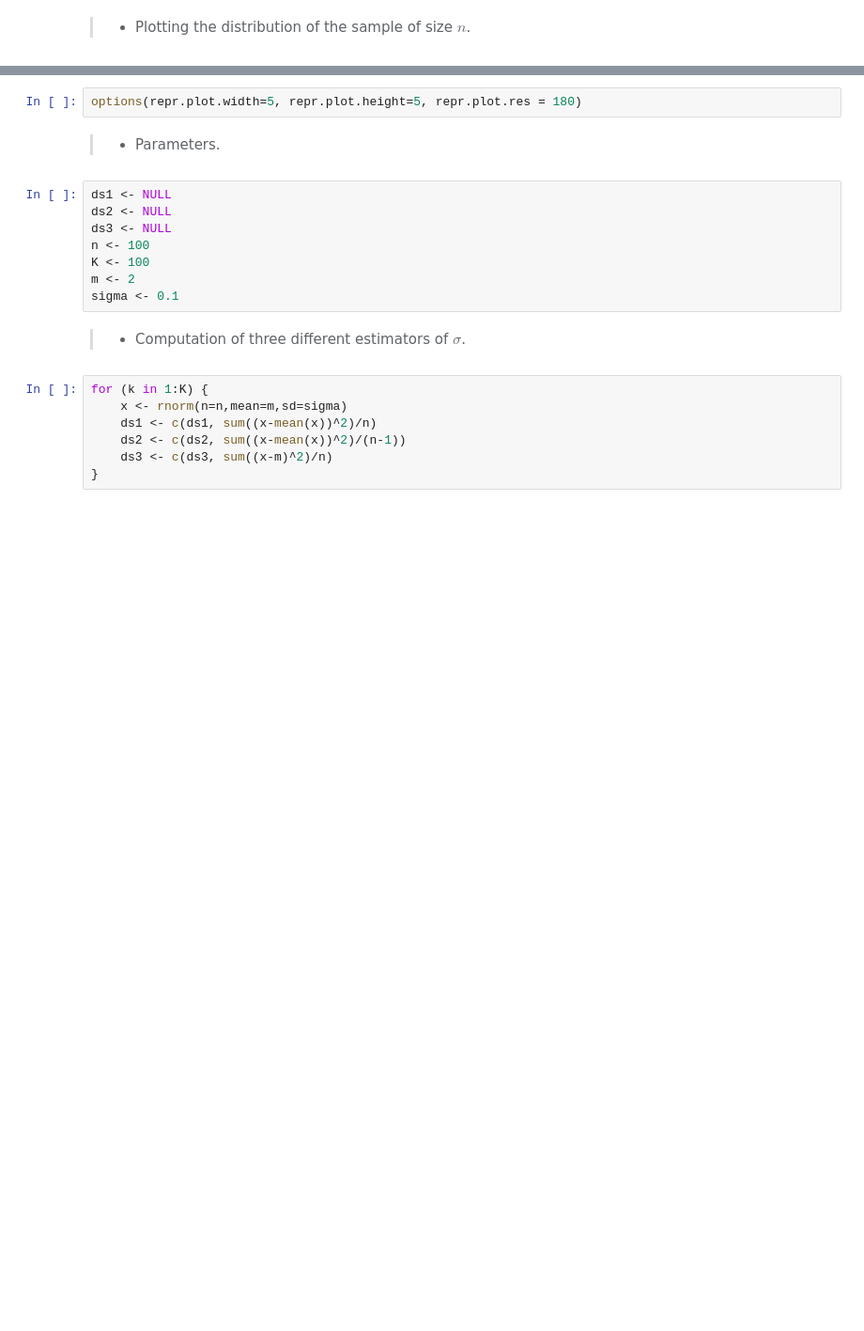
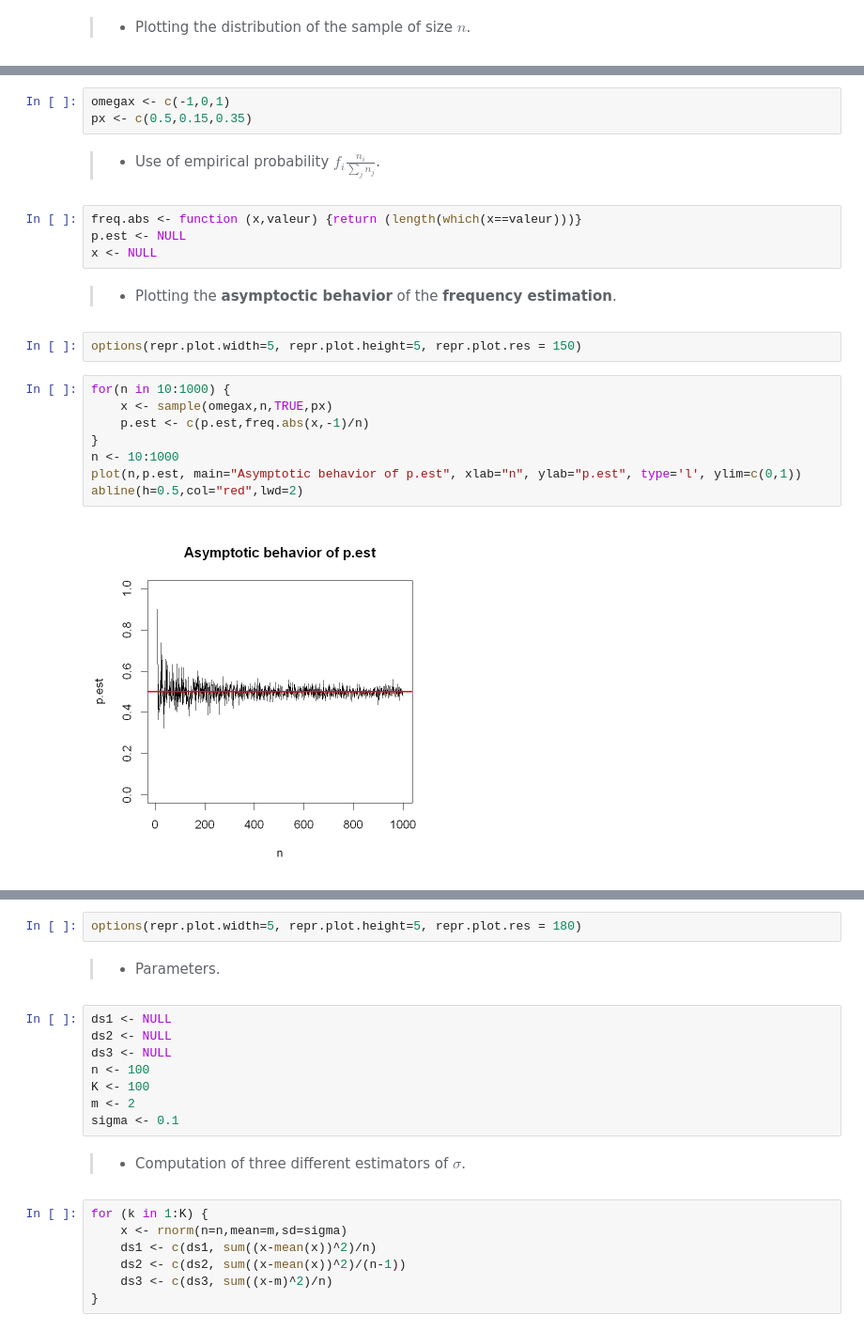
Before and after one commit to mlepicier/statistical-analysis-r, a Jupyter notebook: statistical-analysis-r.ipynb, the cells around one changed output, grey strips where cells are left out. Shown at 94% size. Cells and saved outputs as stored; diff of their text form; blank space fills up the shorter version.

```diff
--- a/statistical-analysis-r.ipynb
+++ b/statistical-analysis-r.ipynb
@@ -76,0 +78,23 @@ boxplot(x)
+# %%
+omegax <- c(-1,0,1)
+px <- c(0.5,0.15,0.35)
+# %% [markdown]
+> - Use of empirical probability $f_i\frac{n_i}{\sum_{j}n_{j}}$.
+# %%
+freq.abs <- function (x,valeur) {return (length(which(x==valeur)))}
+p.est <- NULL
+x <- NULL
+# %% [markdown]
+> - Plotting the **asymptoctic behavior** of the **frequency estimation**.
+# %%
+options(repr.plot.width=5, repr.plot.height=5, repr.plot.res = 150)
+# %%
+for(n in 10:1000) {
+    x <- sample(omegax,n,TRUE,px)
+    p.est <- c(p.est,freq.abs(x,-1)/n)
+}
+n <- 10:1000
+plot(n,p.est, main="Asymptotic behavior of p.est", xlab="n", ylab="p.est", type='l', ylim=c(0,1))
+abline(h=0.5,col="red",lwd=2)
+# %% [output]
+[figure, added]
```
Also changed, not shown: parts of 67 cells of this notebook.
